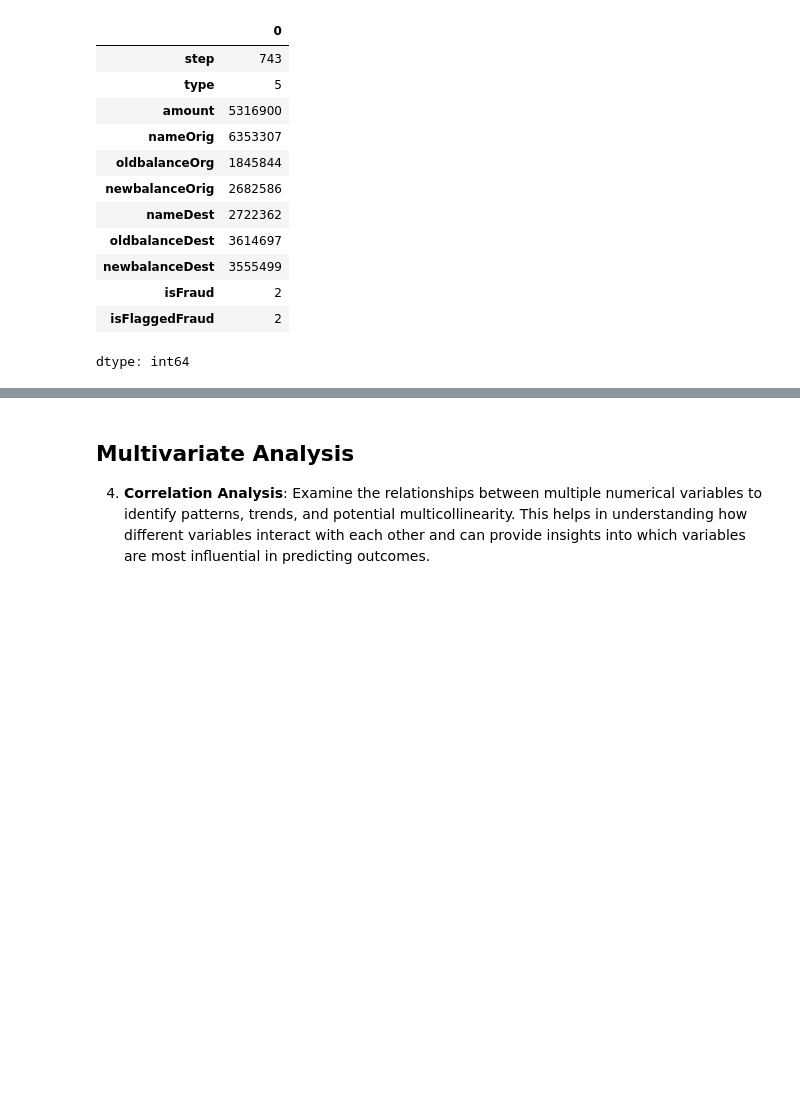
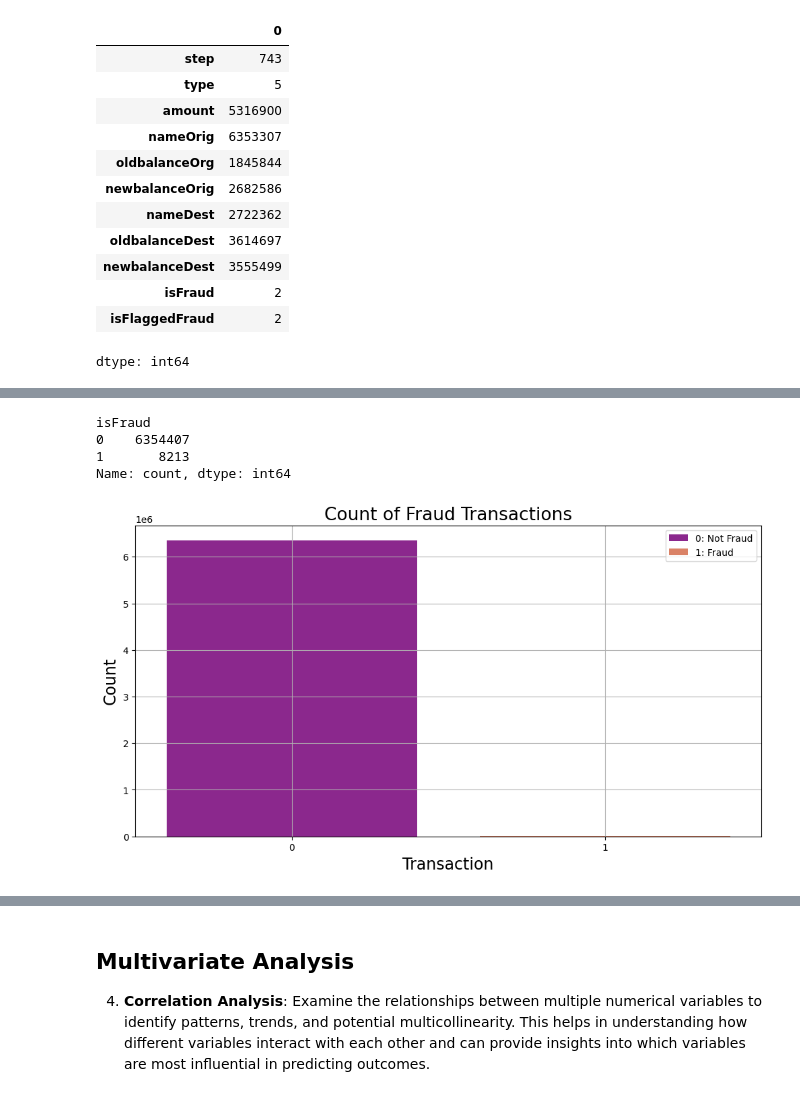
Before and after one commit to nguyentunhu/Financial-Fraud-Patterns-EDA, a Jupyter notebook: main.ipynb, the cells around one changed output, grey strips where cells are left out. Cells and saved outputs as stored; diff of their text form; code cells hidden in the pictures; blank space fills up the shorter version.

```diff
--- a/main.ipynb
+++ b/main.ipynb
@@ -183,0 +201,18 @@ Sure! Here are the goals for each line in the text cell:
+# %%
+all_types = df['isFraud'].value_counts()
+print(all_types)
+
+plt.figure(figsize=(12, 6))
+sns.countplot(data=df, x='isFraud', palette='plasma')
+plt.title('Count of Fraud Transactions', fontsize=19)
+plt.xlabel('Transaction', fontsize=17)
+plt.ylabel('Count', fontsize=17)
+plt.legend(['0: Not Fraud', '1: Fraud'], loc='upper right')
+plt.grid(True)
+plt.show()
+# %% [output]
+isFraud
+0    6354407
+1       8213
+Name: count, dtype: int64
+[figure, added]
```
Also changed, not shown: parts of 7 cells of this notebook.
